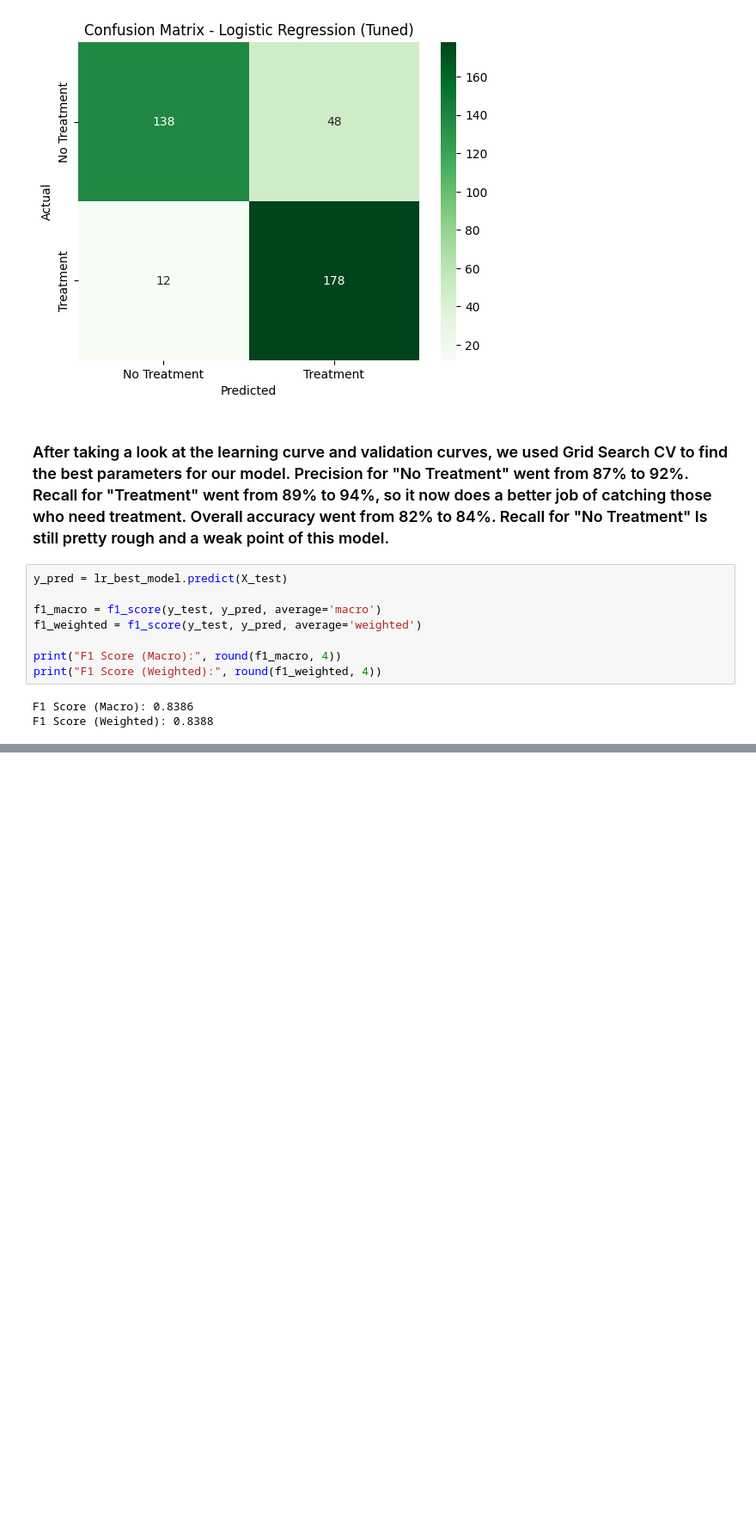
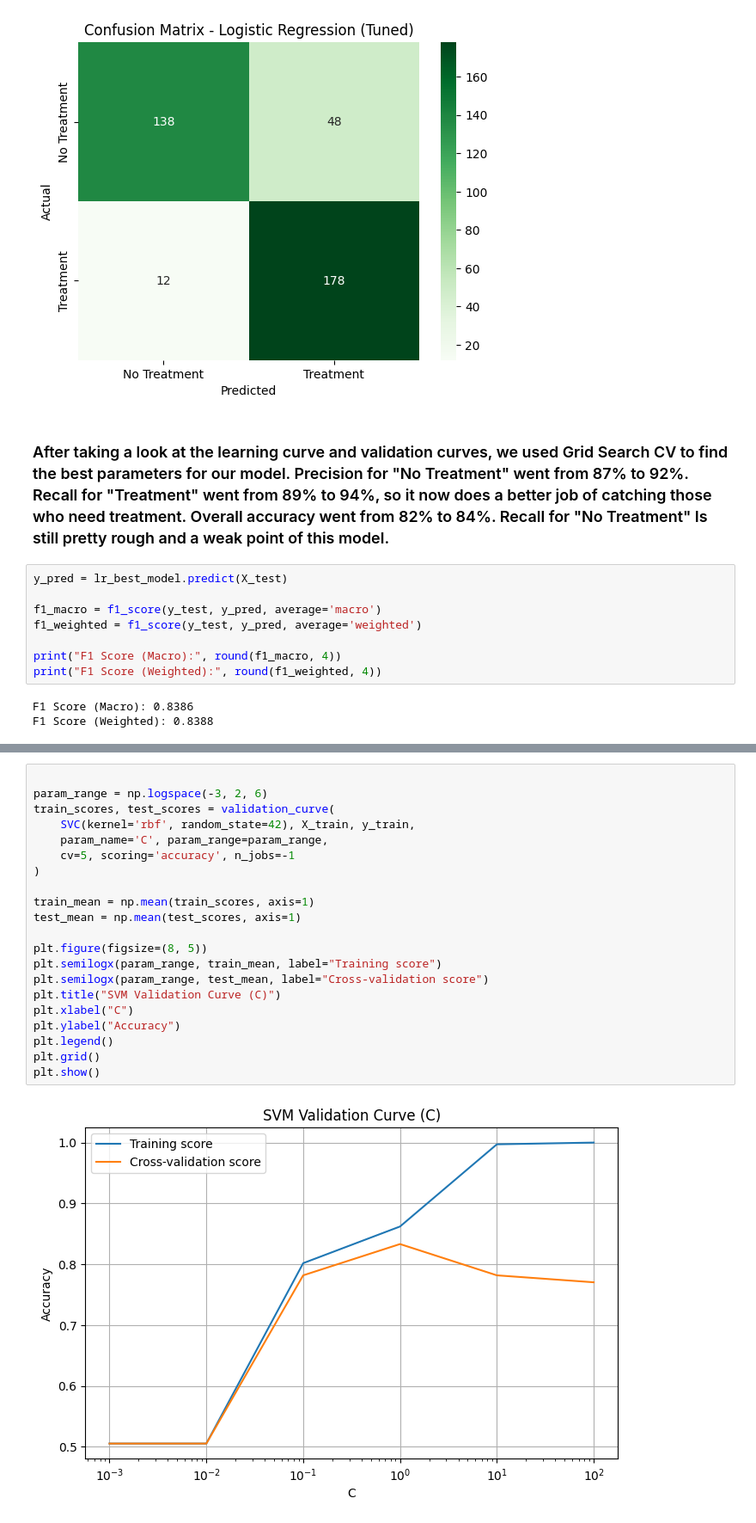
Before and after one commit to aking1024/DSS740_Final, a Jupyter notebook: Logistic_Regression.ipynb, the cells around one changed output, grey strips where cells are left out. Shown at 86% size. Drawn from its saved outputs; the diff is of its cells as text; blank space fills up the shorter version.

```diff
--- a/Logistic_Regression.ipynb
+++ b/Logistic_Regression.ipynb
@@ -227,0 +274,23 @@ F1 Score (Weighted): 0.8388
+# %%
+
+param_range = np.logspace(-3, 2, 6)
+train_scores, test_scores = validation_curve(
+    SVC(kernel='rbf', random_state=42), X_train, y_train,
+    param_name='C', param_range=param_range,
+    cv=5, scoring='accuracy', n_jobs=-1
+)
+
+train_mean = np.mean(train_scores, axis=1)
+test_mean = np.mean(test_scores, axis=1)
+
+plt.figure(figsize=(8, 5))
+plt.semilogx(param_range, train_mean, label="Training score")
+plt.semilogx(param_range, test_mean, label="Cross-validation score")
+plt.title("SVM Validation Curve (C)")
+plt.xlabel("C")
+plt.ylabel("Accuracy")
+plt.legend()
+plt.grid()
+plt.show()
+# %% [output]
+[figure, added]
```
Also changed, not shown: parts of 5 cells of this notebook.
